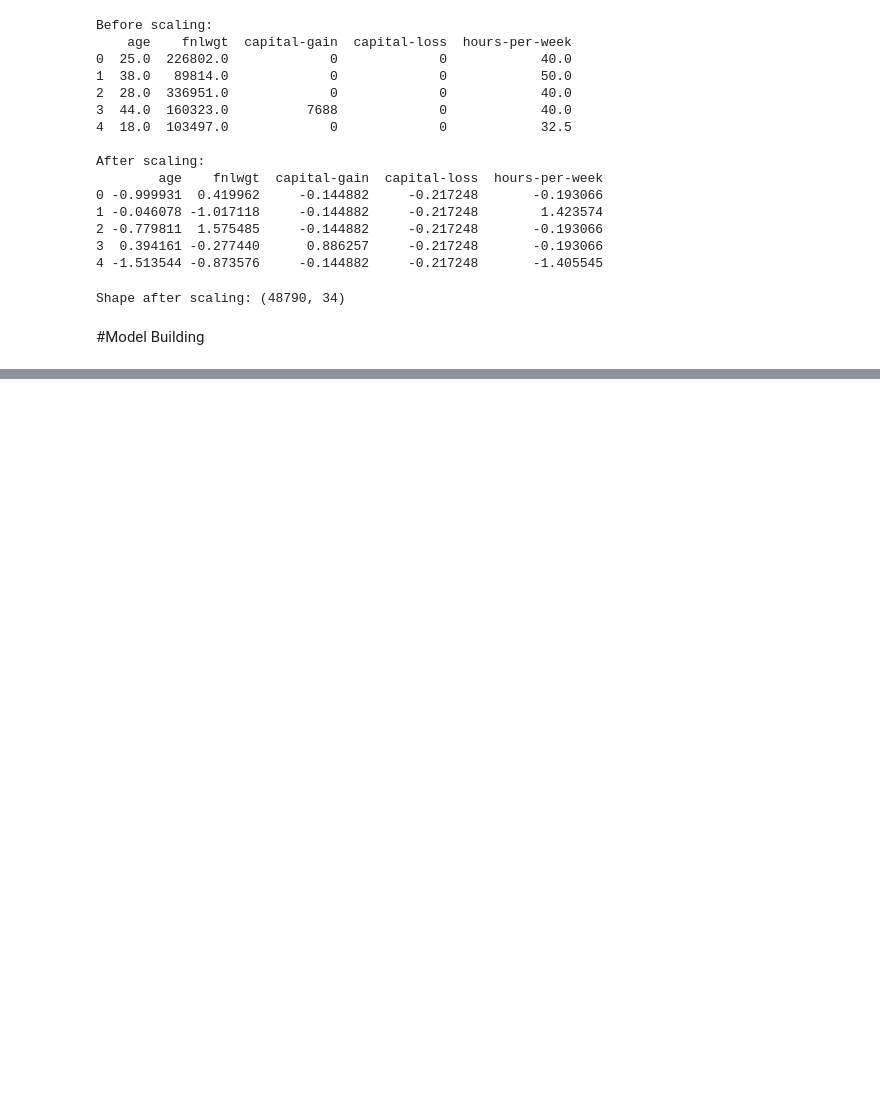
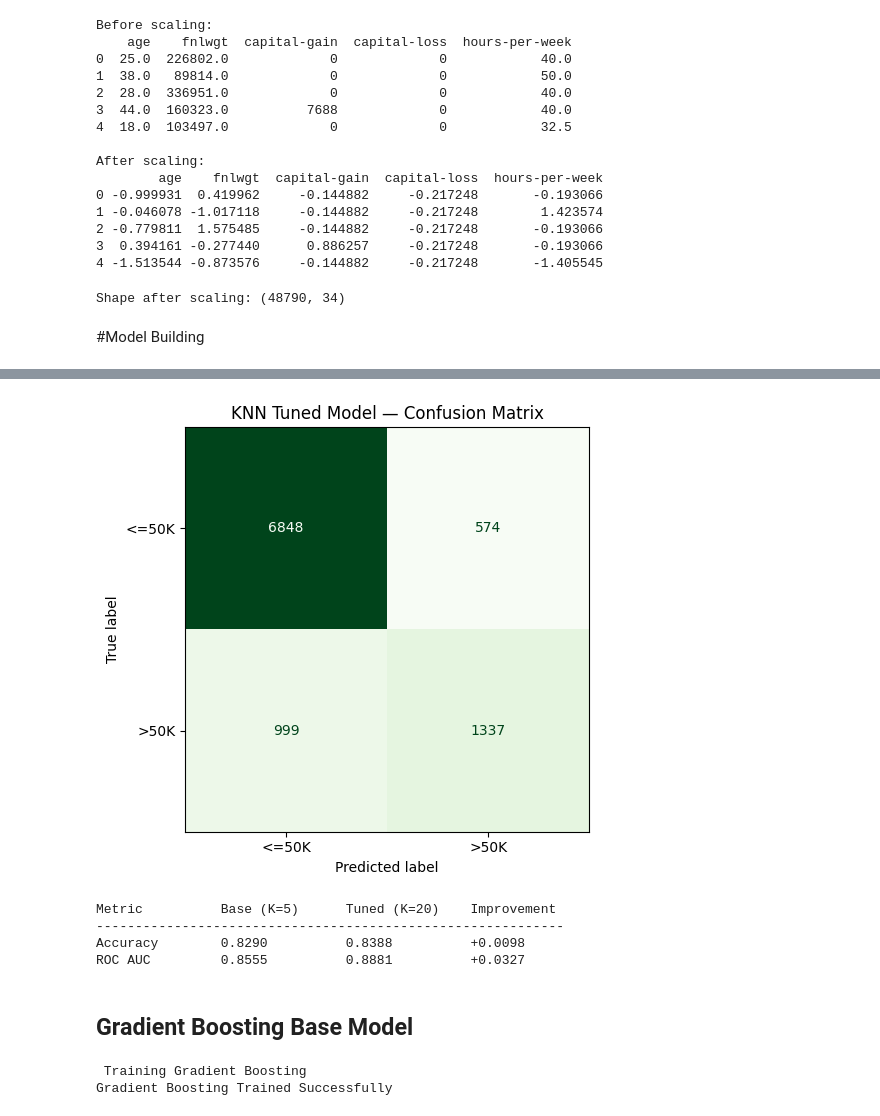
Before and after one commit to eshhha/ADULT_INCOME___PREDICTION, a Jupyter notebook: Adult_Income_prediction(preprocessing).ipynb, the cells around one changed output, grey strips where cells are left out. Saved outputs shown, nothing was run; the diff lists cells and outputs as text; code cells hidden in the pictures; blank space fills up the shorter version.

Commit message:
cleared all the leakage in the process and did the KNN and Gradient Boosting

```diff
--- a/Adult_Income_prediction(preprocessing).ipynb
+++ b/Adult_Income_prediction(preprocessing).ipynb
@@ -1263,0 +994,5 @@ print("Accuracy:", acc_nb_HPT)
+# %%
+# Fit Grid Search
+# This will try all 28 combinations with 5-fold CV
+print(" Starting— this may take a while ")
+grid_search_knn.fit(X_train, y_train)
@@ -1263,0 +1029,21 @@ print("Accuracy:", acc_nb_HPT)
+# %%
+# best_estimator_ is the model with best parameters
+knn_tuned = grid_search_knn.best_estimator_
+
+# Predict on Test Data
+y_pred_knn_tuned = knn_tuned.predict(X_test)
+
+# Calculate Metrics
+knn_tuned_accuracy = accuracy_score(y_test, y_pred_knn_tuned)
+knn_tuned_roc_auc = roc_auc_score(
+    y_test,
+    knn_tuned.predict_proba(X_test)[:, 1]
+)
+
+# Display Results
+print(f"Best Parameters : {grid_search_knn.best_params_}")
+print(f"Test Accuracy   : {knn_tuned_accuracy:.4f}")
+print(f"Test ROC AUC    : {knn_tuned_roc_auc:.4f}")
+print("\nClassification Report:")
+print(classification_report(y_test, y_pred_knn_tuned,
+      target_names=['<=50K', '>50K']))
@@ -1263,0 +1064,43 @@ print("Accuracy:", acc_nb_HPT)
+# %%
+# Confusion Matrix
+cm_knn_tuned = confusion_matrix(y_test, y_pred_knn_tuned)
+
+fig, ax = plt.subplots(figsize=(6, 5))
+disp = ConfusionMatrixDisplay(
+    confusion_matrix=cm_knn_tuned,
+    display_labels=['<=50K', '>50K']
+)
+disp.plot(ax=ax, colorbar=False, cmap='Greens')
+plt.title("KNN Tuned Model — Confusion Matrix")
+plt.tight_layout()
+plt.show()
+# %% [output]
+[figure, added]
+# %%
+# Compare Base vs Tuned
+print(f"{'Metric':<15} {'Base (K=5)':<15} {'Tuned (K=20)':<15} {'Improvement':<15}")
+print("-" * 60)
+print(f"{'Accuracy':<15} {knn_accuracy:<15.4f} {knn_tuned_accuracy:<15.4f} {(knn_tuned_accuracy - knn_accuracy):+.4f}")
+print(f"{'ROC AUC':<15} {knn_roc_auc:<15.4f} {knn_tuned_roc_auc:<15.4f} {(knn_tuned_roc_auc - knn_roc_auc):+.4f}")
+# %% [output]
+Metric          Base (K=5)      Tuned (K=20)    Improvement
+------------------------------------------------------------
+Accuracy        0.8290          0.8388          +0.0098
+ROC AUC         0.8555          0.8881          +0.0327
+# %% [markdown]
+## Gradient Boosting Base Model
+# %%
+gb_base = GradientBoostingClassifier(
+    n_estimators=100,
+    learning_rate=0.1,
+    max_depth=3,
+    random_state=42
+)
+
+# Train Model
+print(" Training Gradient Boosting")
+gb_base.fit(X_train, y_train)
+print("Gradient Boosting Trained Successfully")
+# %% [output]
+ Training Gradient Boosting
+Gradient Boosting Trained Successfully
```
Also changed, not shown: parts of 85 cells of this notebook.
